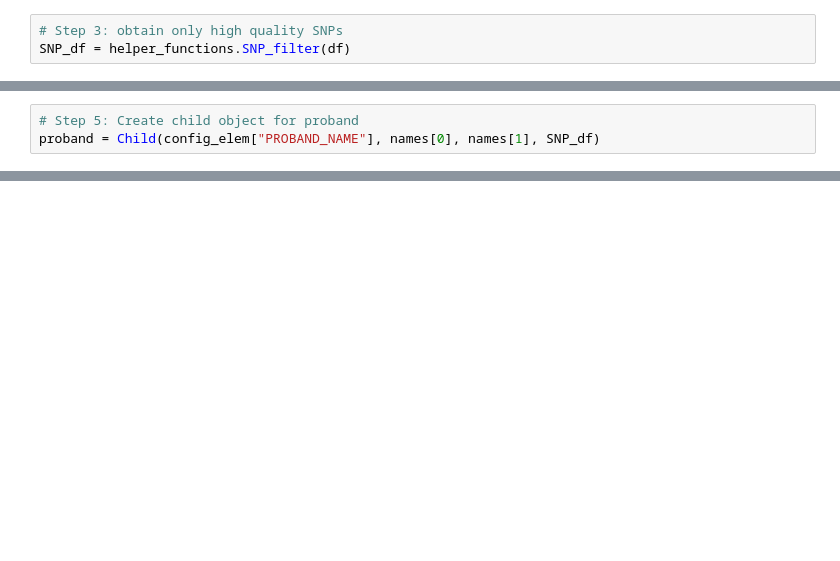
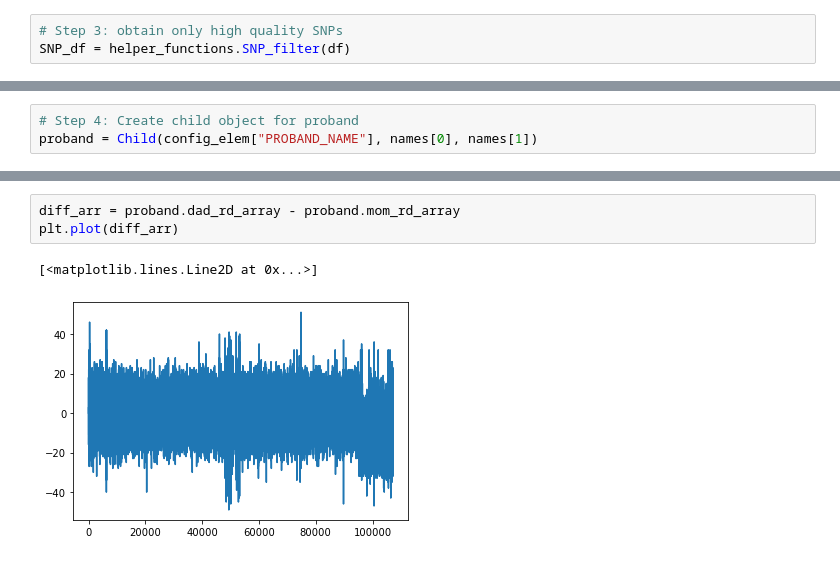
Before and after one commit to arodri48/mosaicism_detection_linear_time_complexity, a Jupyter notebook: python_phasing_project/main_single_threaded.ipynb, the cells around one changed output, grey strips where cells are left out. Saved outputs shown, nothing was run; the diff lists cells and outputs as text; blank space fills up the shorter version.

```diff
--- a/python_phasing_project/main_single_threaded.ipynb
+++ b/python_phasing_project/main_single_threaded.ipynb
@@ -39,3 +28,3 @@ chromosome_list = [i for i in range(1,23)]
 # %%
-# Step 5: Create child object for proband
-proband = Child(config_elem["PROBAND_NAME"], names[0], names[1], SNP_df)
+# Step 4: Create child object for proband
+proband = Child(config_elem["PROBAND_NAME"], names[0], names[1])
@@ -101,0 +56,6 @@ with open(config_elem["OUTPUT_FILE"], 'w') as output_file:
+# %%
+diff_arr = proband.dad_rd_array - proband.mom_rd_array
+plt.plot(diff_arr)
+# %% [output]
+[<matplotlib.lines.Line2D at 0x...>]
+[figure, added]
```
Also changed, not shown: parts of 16 cells of this notebook, 3 other files.
